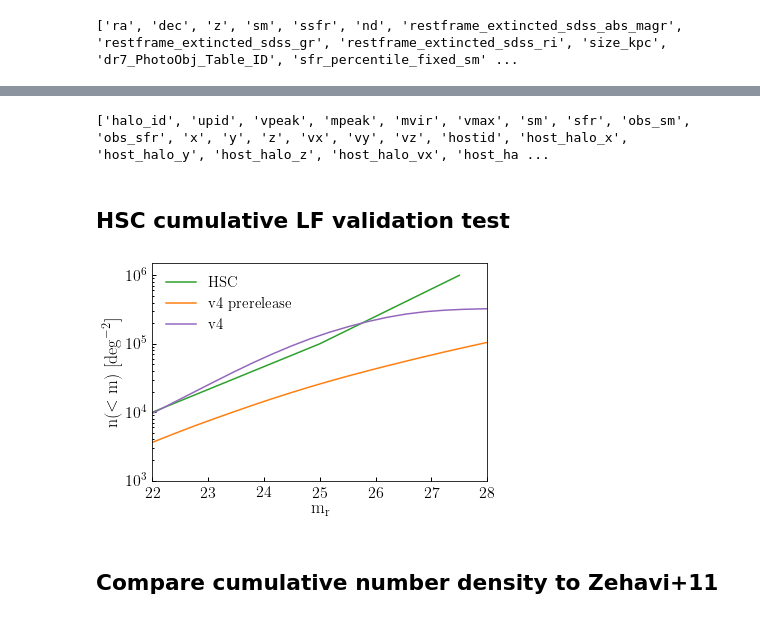
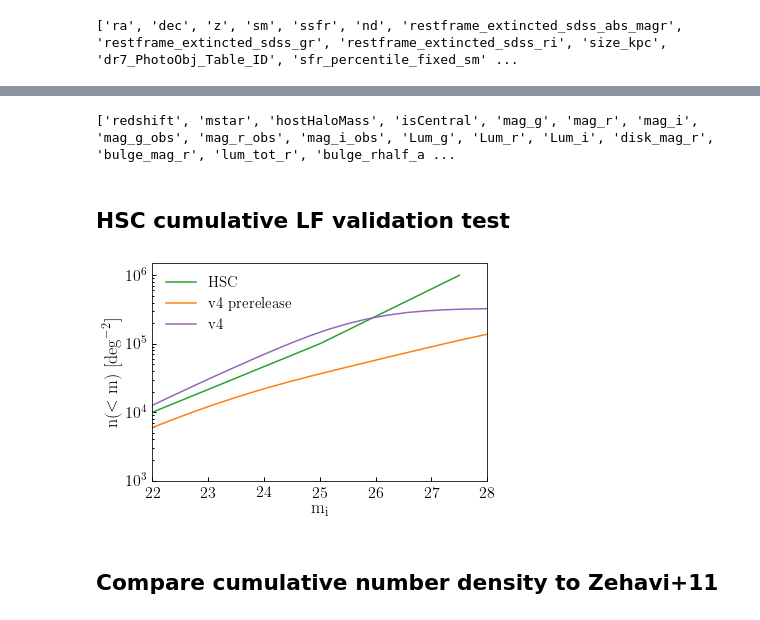
Before and after one commit to LSSTDESC/cosmodc2, a Jupyter notebook: notebooks/recalibrate_mstar_magr_relation.ipynb, the cells around one changed output, grey strips where cells are left out. Saved outputs shown, nothing was run; the diff lists cells and outputs as text; code cells hidden in the pictures.

Commit message:
Finished calibrating redshift-evolution of Mr-M* relation

```diff
--- a/notebooks/recalibrate_mstar_magr_relation.ipynb
+++ b/notebooks/recalibrate_mstar_magr_relation.ipynb
@@ -75,18 +38,0 @@ def mc_magr_from_mstar(mstar, redshift, **kwargs):
-# %%
-v4['mag_r_new'] = mc_magr_from_mstar(v4['mstar'], v4['redshift'])
-v4['mag_r_obs_new'] = remap_mag_obs(v4['mag_r_obs'], v4['mag_r'], v4['mag_r_new'])
-
-magr_at_m1_new2 = -19.9
-gamma_new2 = 2.
-boost_table_new2 = [0, -0.2, -1., -1.75]
-
-v4['mag_r_new2'] = mc_magr_from_mstar(v4['mstar'], v4['redshift'],
-                                     magr_at_m1=magr_at_m1_new2,
-                                     gamma=gamma_new2,
-                                     boost_table=boost_table_new2)
-v4['mag_r_obs_new2'] = remap_mag_obs(v4['mag_r_obs'], v4['mag_r'], v4['mag_r_new2'])
-
-mock['mag_r_new'] = mc_magr_from_mstar(mock['obs_sm'], np.zeros(len(mock)))
-mock['mag_r_new2'] = mc_magr_from_mstar(mock['obs_sm'], np.zeros(len(mock)),
-                                       magr_at_m1=magr_at_m1_new2,
-                                       gamma=gamma_new2, boost_table=boost_table_new2)
@@ -124,40 +39,71 @@ __=ax.set_xlim(10**7, 10**12)
-# %%
-print(mock.keys())
-# %% [output]
-['halo_id', 'upid', 'vpeak', 'mpeak', 'mvir', 'vmax', 'sm', 'sfr', 'obs_sm', 'obs_sfr', 'x', 'y', 'z', 'vx', 'vy', 'vz', 'hostid', 'host_halo_x', 'host_halo_y', 'host_halo_z', 'host_halo_vx', 'host_ha ...
+# %%
+from cosmodc2.sdss_colors import magr_monte_carlo
+
+def remap_mag_r_obs(mag_r_obs_old, mag_r_abs_old, mag_r_abs_new):
+    dmag_r = mag_r_obs_old - mag_r_abs_old
+    mag_r_obs_new = dmag_r + mag_r_abs_new
+    return mag_r_obs_new
+
+def remap_mag_i_obs(mag_r_abs_old, mag_i_abs_old, mag_i_obs_old, mag_r_abs_new):
+    ri_abs_old = mag_r_abs_old - mag_i_abs_old
+    mag_i_abs_new = ri_abs_old - mag_r_abs_new
+    dmag_i = mag_i_obs_old - mag_i_abs_old
+    mag_i_obs_new = dmag_i + mag_i_abs_new
+    return mag_i_abs_new, mag_i_obs_new
+
+v4['mag_r_new'] = magr_monte_carlo(v4['mstar'], v4['redshift'],
+                        boost_table=[0, -0.2, -0.5, -1.])
+v4['mag_r_obs_new'] = remap_mag_r_obs(v4['mag_r_obs'], v4['mag_r'], v4['mag_r_new'])
+
+mag_i_abs_new, mag_i_obs_new = remap_mag_i_obs(
+    v4['mag_r'], v4['mag_i'], v4['mag_i_obs'], v4['mag_r_new'])
+
+from cosmodc2.sdss_colors import gr_ri_monte_carlo
+
+sfr_percentile_mock = np.random.rand(len(v4))
+
+gr, ri, is_quiescent_ri, is_quiescent_gr = gr_ri_monte_carlo(
+    v4['mag_r_new'], sfr_percentile_mock, v4['redshift'])
+
+v4['ri_new'] = ri
+v4['gr_new'] = gr
+
+v4['mag_g_abs_new'] = v4['mag_r_new'] + v4['gr_new']
+v4['mag_i_abs_new'] = v4['mag_r_new'] - v4['ri_new']
+
+dmag_i = v4['mag_i_obs'] - v4['mag_i']
+v4['mag_i_obs_new'] = dmag_i + v4['mag_i_abs_new']
+
+print(v4.keys())
+# %% [output]
+['redshift', 'mstar', 'hostHaloMass', 'isCentral', 'mag_g', 'mag_r', 'mag_i', 'mag_g_obs', 'mag_r_obs', 'mag_i_obs', 'Lum_g', 'Lum_r', 'Lum_i', 'disk_mag_r', 'bulge_mag_r', 'lum_tot_r', 'bulge_rhalf_a ...
 # %% [markdown]
 ## HSC cumulative LF validation test
 # %%
 magarr = np.linspace(20, 30, 30)
-magmasks = list((v4['mag_r_obs'] < m) for m in magarr)
+magmasks = list((v4['mag_i_obs'] < m) for m in magarr)
 counts = np.array([np.count_nonzero(mask) for mask in magmasks])
-magmasks_new = list((v4['mag_r_obs_new'] < m) for m in magarr)
+magmasks_new = list((v4['mag_i_obs_new'] < m) for m in magarr)
 counts_new = np.array([np.count_nonzero(mask) for mask in magmasks_new])
-magmasks_new2 = list((v4['mag_r_obs_new2'] < m) for m in magarr)
-counts_new2 = np.array([np.count_nonzero(mask) for mask in magmasks_new2])
 
 sky_area = 25.
 fig, ax = plt.subplots(1, 1)
 yscale = ax.set_yscale('log')
 
 hsc_ordinates = [1e4, 1e5, 1e6]
 hsc_abscissa = [22, 25, 27.5]
 __=ax.plot(hsc_abscissa, hsc_ordinates, label=r'${\rm HSC}$', color=mgreen)
 
 __=ax.plot(magarr, counts/sky_area, label=r'${\rm v4\ prerelease}$', color=morange)
-# __=ax.plot(magarr, counts_new/sky_area, label=r'${\rm v4}$', color=mblue)
-__=ax.plot(magarr, counts_new2/sky_area, label=r'${\rm v4}$', color=mpurple)
+__=ax.plot(magarr, counts_new/sky_area, label=r'${\rm v4}$', color=mpurple)
 
-xlabel = ax.set_xlabel(r'${\rm m_{r}}$')
+xlabel = ax.set_xlabel(r'${\rm m_{i}}$')
 ylabel = ax.set_ylabel(r'${\rm n(<m)\ [deg^{-2}]}$')
 legend = ax.legend()
 ylim = ax.set_ylim(1e3, 1.5e6)
 xlim = ax.set_xlim(22, 28)
-
-figname = 'v4_hsc_recalibration.png'
-fig.savefig(figname, bbox_extra_artists=[xlabel, ylabel], bbox_inches='tight')
 # %% [output]
-[figure, old version]
+[figure, new version]
 # %% [markdown]
 ## Compare cumulative number density to Zehavi+11
 # %%
```
Also changed, not shown: parts of 9 cells of this notebook, 1 other file.
